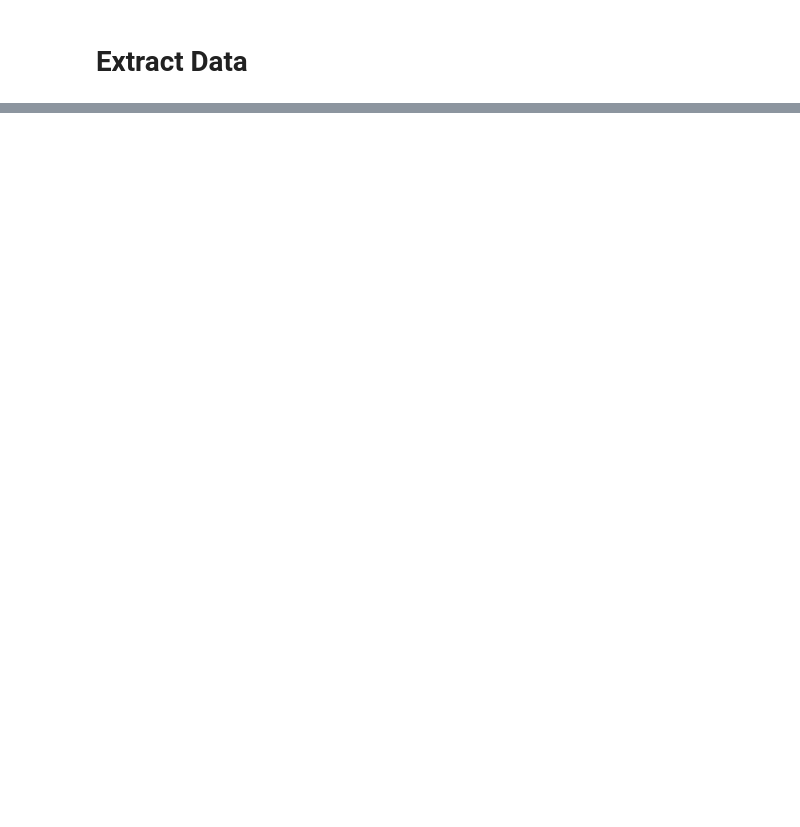
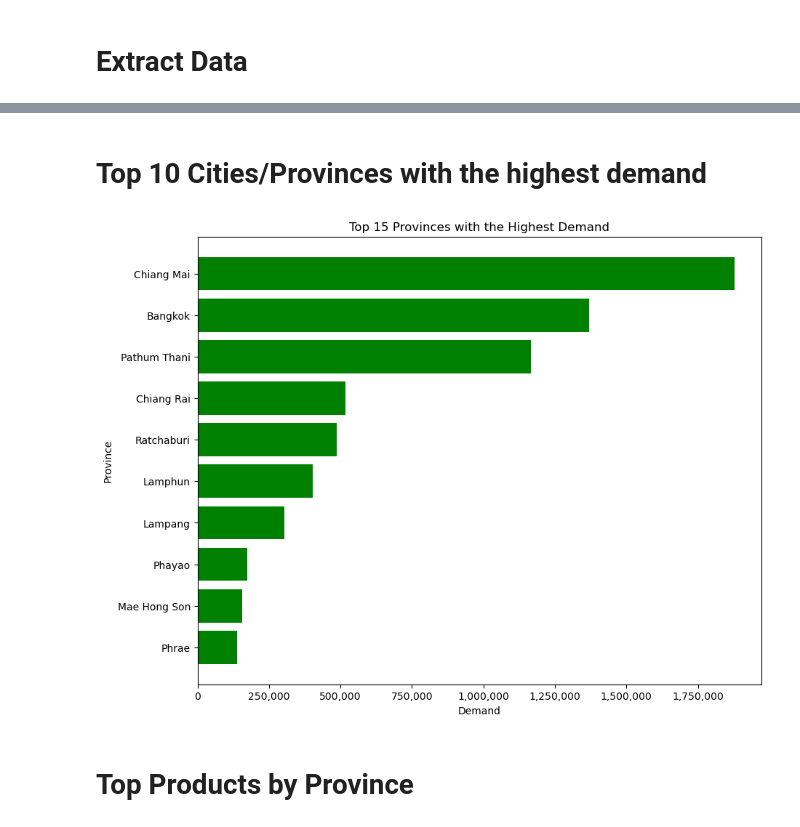
Before and after one commit to sebsvt/data-science-cmu-contest-2024, a Jupyter notebook: data-analysis/analysis-data.ipynb, the cells around one changed output, grey strips where cells are left out. Cells and saved outputs as stored; diff of their text form; code cells hidden in the pictures; blank space fills up the shorter version.

```diff
--- a/data-analysis/analysis-data.ipynb
+++ b/data-analysis/analysis-data.ipynb
@@ -394,0 +215,18 @@ print(forecast_df)
+# %% [markdown]
+# Top 10 Cities/Provinces with the highest demand
+# %%
+city_sum = df.groupby("CONSIGNEE_PROVINCE")['QTY'].sum().reset_index()
+city_sum = city_sum.sort_values("QTY", ascending=False)
+
+plt.figure(figsize=(10, 8))
+plt.barh(city_sum['CONSIGNEE_PROVINCE'][:10], city_sum['QTY'][:10], color='green')
+plt.gca().xaxis.set_major_formatter(mtick.StrMethodFormatter('{x:,.0f}'))
+plt.title("Top 15 Provinces with the Highest Demand")
+plt.xlabel("Demand")
+plt.ylabel("Province")
+plt.gca().invert_yaxis()
+plt.show()
+# %% [output]
+[figure, added]
+# %% [markdown]
+# Top Products by Province
```
Also changed, not shown: parts of 34 cells of this notebook, 1 other file.
